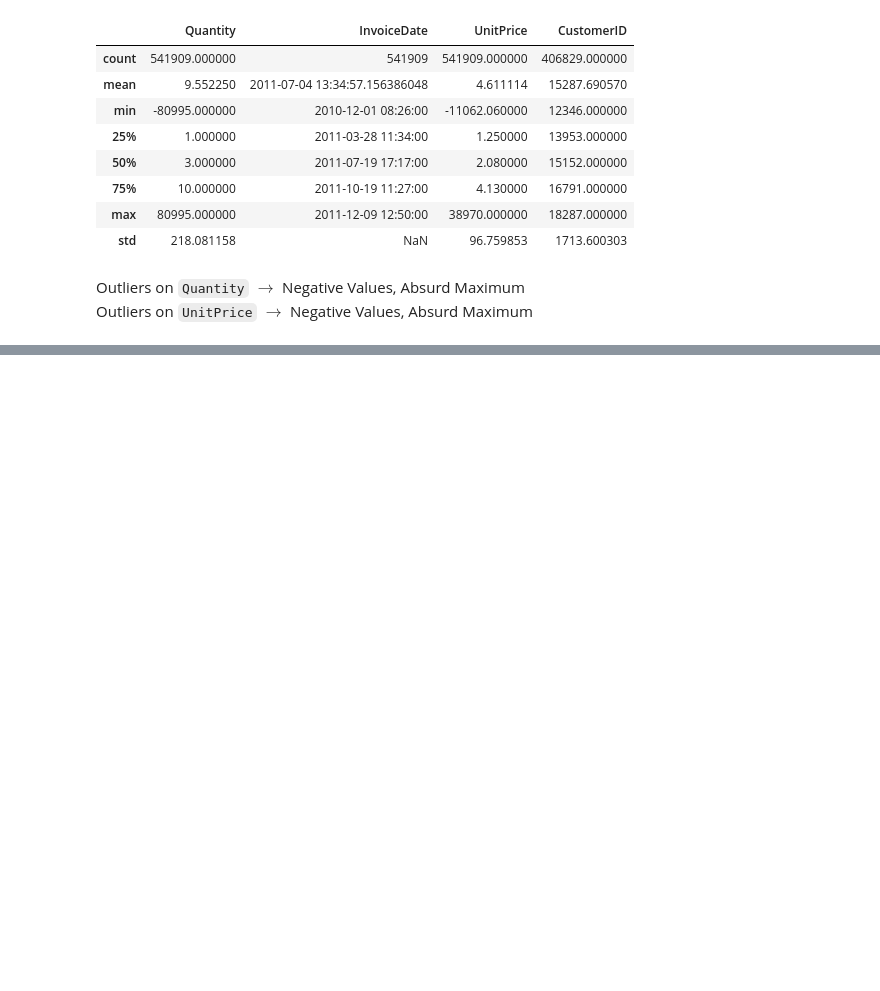
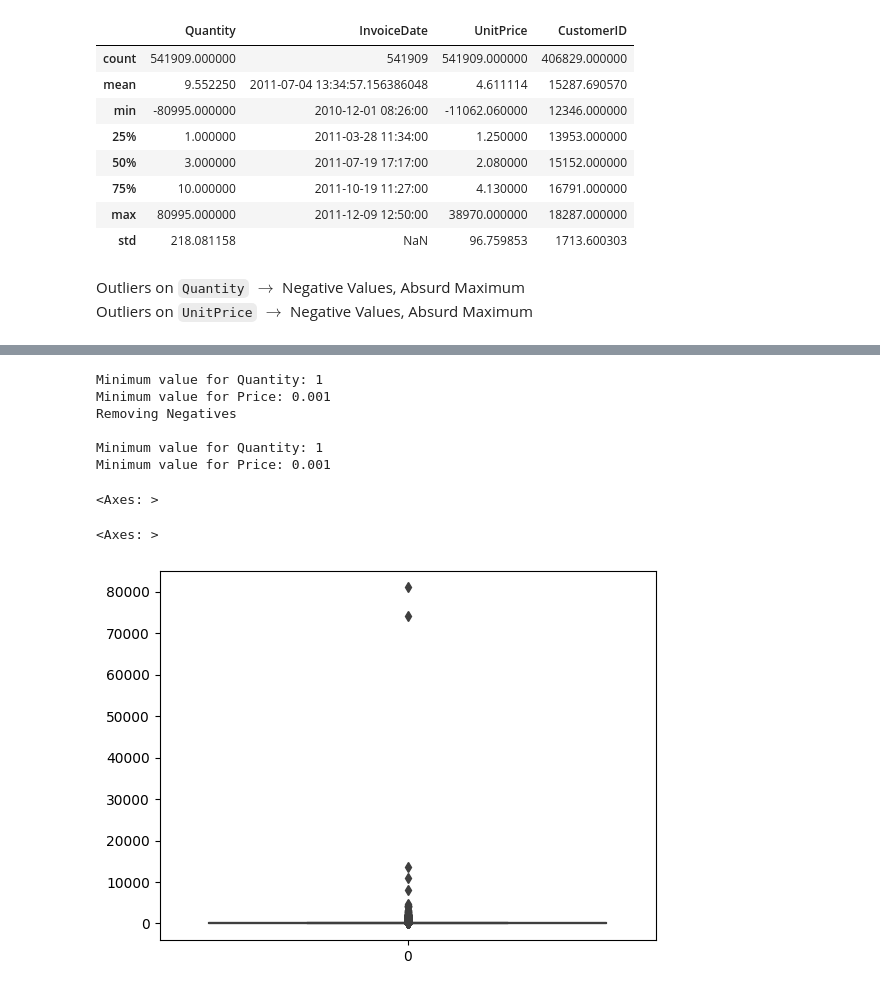
Before and after one commit to Supermjork/K-Kustomer-Klusters, a Jupyter notebook: notebook/cashier.ipynb, the cells around one changed output, grey strips where cells are left out. Cells and saved outputs as stored; diff of their text form; code cells hidden in the pictures; blank space fills up the shorter version.

```diff
--- a/notebook/cashier.ipynb
+++ b/notebook/cashier.ipynb
@@ -94,0 +102,28 @@ Outliers on `UnitPrice` $\rightarrow$ Negative Values, Absurd Maximum
+# %%
+# Removing negatives for
+# Quantity, UnitPrice
+
+print("Minimum value for Quantity: {}".format(min(retail_dat['Quantity'])))
+print("Minimum value for Price: {}".format(min(retail_dat['UnitPrice'])))
+
+print("Removing Negatives\n")
+retail_dat = retail_dat[retail_dat['Quantity'] > 0]
+retail_dat = retail_dat[retail_dat['UnitPrice'] > 0]
+
+print("Minimum value for Quantity: {}".format(min(retail_dat['Quantity'])))
+print("Minimum value for Price: {}".format(min(retail_dat['UnitPrice'])))
+# %% [output]
+Minimum value for Quantity: 1
+Minimum value for Price: 0.001
+Removing Negatives
+
+Minimum value for Quantity: 1
+Minimum value for Price: 0.001
+# %%
+# Getting more visuals
+sns.boxplot(retail_dat['UnitPrice'])
+sns.boxplot(retail_dat['Quantity'])
+# %% [output]
+<Axes: >
+<Axes: >
+[figure, added]
```
Also changed, not shown: parts of 2 cells of this notebook, 1 other file.
